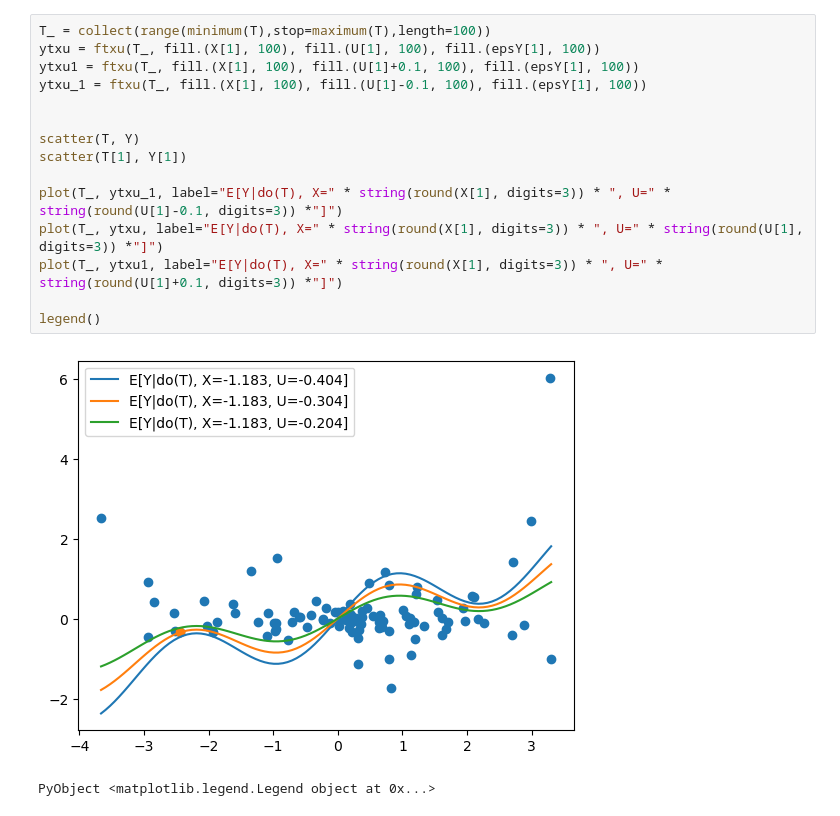
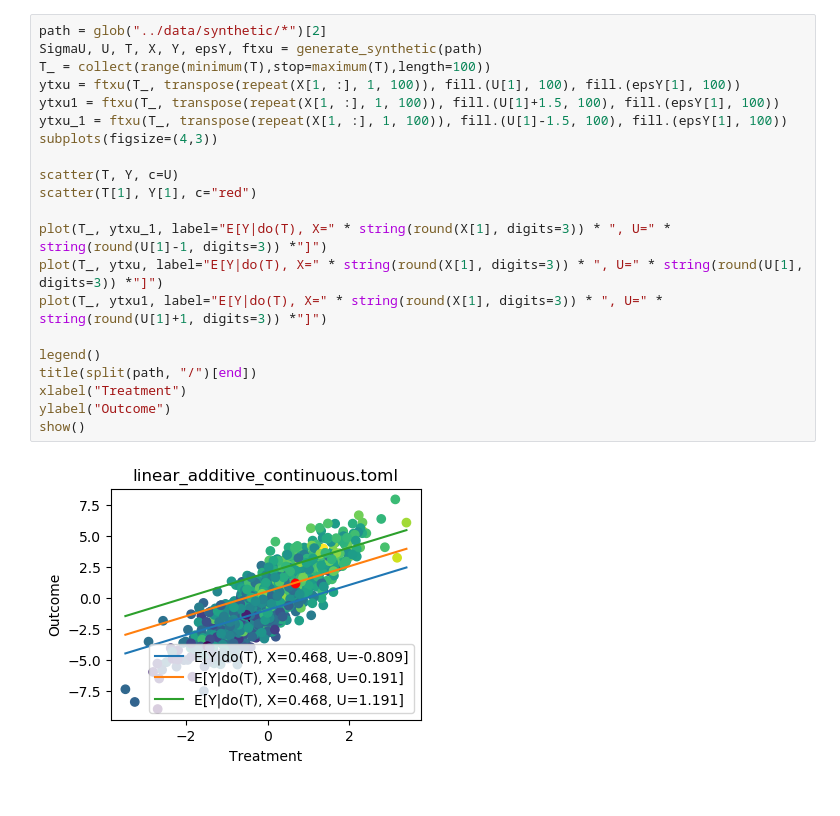
Before and after one commit to KDL-umass/CausalGPSLC.jl, a Jupyter notebook: analysis/generate_data.ipynb, the cells around one changed output. Drawn from its saved outputs; the diff is of its cells as text.

Commit message:
generate config file for synthetic data

```diff
--- a/analysis/generate_data.ipynb
+++ b/analysis/generate_data.ipynb
@@ -16,19 +40,24 @@ PyObject Text(24.000000000000007, 0.5, 'Outcome')
 # %%
+path = glob("../data/synthetic/*")[2]
+SigmaU, U, T, X, Y, epsY, ftxu = generate_synthetic(path)
 T_ = collect(range(minimum(T),stop=maximum(T),length=100))
-ytxu = ftxu(T_, fill.(X[1], 100), fill.(U[1], 100), fill.(epsY[1], 100))
-ytxu1 = ftxu(T_, fill.(X[1], 100), fill.(U[1]+0.1, 100), fill.(epsY[1], 100))
-ytxu_1 = ftxu(T_, fill.(X[1], 100), fill.(U[1]-0.1, 100), fill.(epsY[1], 100))
+ytxu = ftxu(T_, transpose(repeat(X[1, :], 1, 100)), fill.(U[1], 100), fill.(epsY[1], 100))
+ytxu1 = ftxu(T_, transpose(repeat(X[1, :], 1, 100)), fill.(U[1]+1.5, 100), fill.(epsY[1], 100))
+ytxu_1 = ftxu(T_, transpose(repeat(X[1, :], 1, 100)), fill.(U[1]-1.5, 100), fill.(epsY[1], 100))
+subplots(figsize=(4,3))
 
+scatter(T, Y, c=U)
+scatter(T[1], Y[1], c="red")
 
-scatter(T, Y)
-scatter(T[1], Y[1])
-
-plot(T_, ytxu_1, label="E[Y|do(T), X=" * string(round(X[1], digits=3)) * ", U=" * string(round(U[1]-0.1, digits=3)) *"]")
+plot(T_, ytxu_1, label="E[Y|do(T), X=" * string(round(X[1], digits=3)) * ", U=" * string(round(U[1]-1, digits=3)) *"]")
 plot(T_, ytxu, label="E[Y|do(T), X=" * string(round(X[1], digits=3)) * ", U=" * string(round(U[1], digits=3)) *"]")
-plot(T_, ytxu1, label="E[Y|do(T), X=" * string(round(X[1], digits=3)) * ", U=" * string(round(U[1]+0.1, digits=3)) *"]")
+plot(T_, ytxu1, label="E[Y|do(T), X=" * string(round(X[1], digits=3)) * ", U=" * string(round(U[1]+1, digits=3)) *"]")
 
 legend()
+title(split(path, "/")[end])
+xlabel("Treatment")
+ylabel("Outcome")
+show()
 # %% [output]
-[figure, old version]
+[figure, new version]
-PyObject <matplotlib.legend.Legend object at 0x...>
 # %%
```
Also changed, not shown: parts of 14 cells of this notebook, 13 other files.
